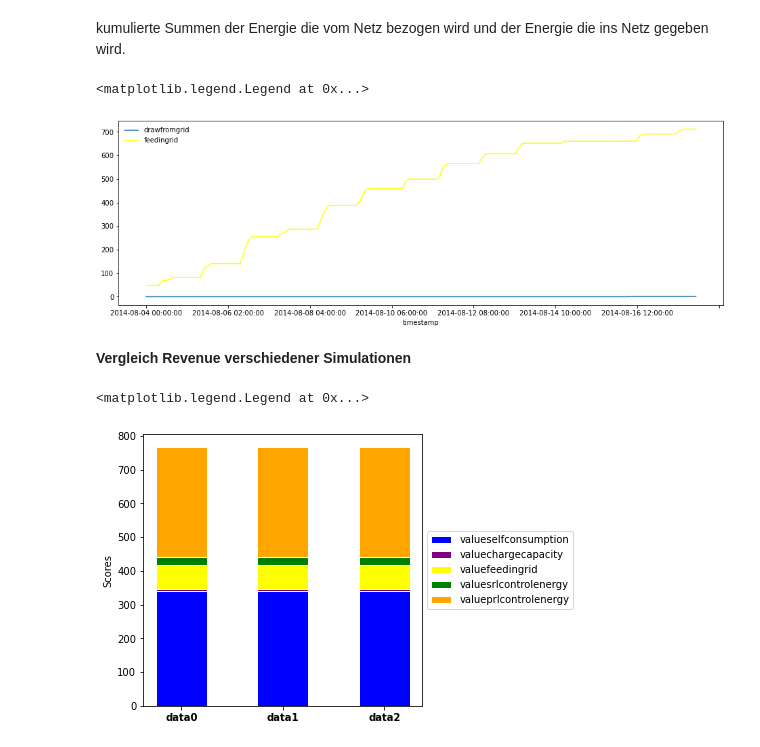
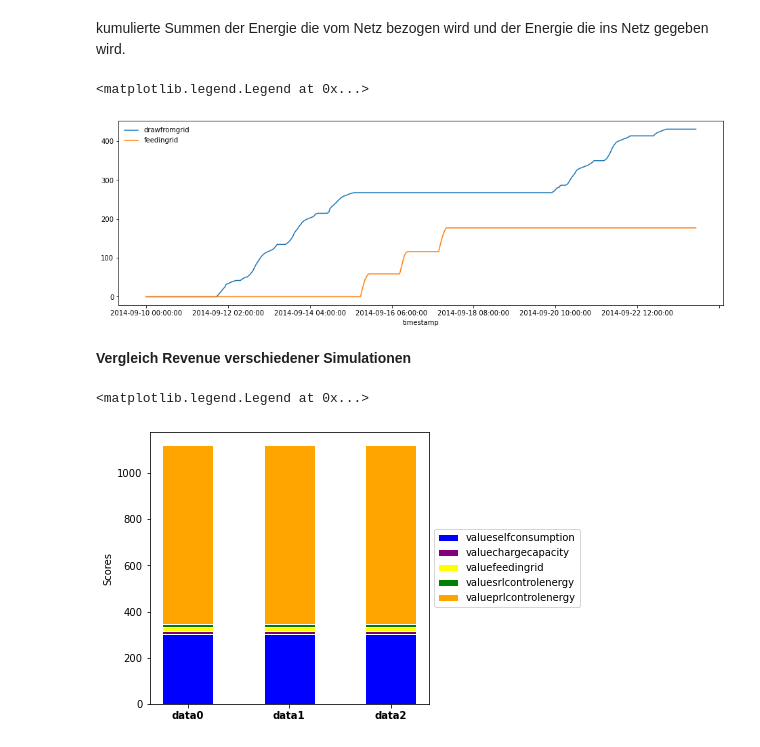
Before and after one commit to remedeiw/remedeiwmaster, a Jupyter notebook: Simulation_Example.ipynb, the cells around one changed output. Saved outputs shown, nothing was run; the diff lists cells and outputs as text; code cells hidden in the pictures.

```diff
--- a/Simulation_Example.ipynb
+++ b/Simulation_Example.ipynb
@@ -65,7 +65,8 @@ gibt folgende Datensätze zurück
 
 Die Datensätze Lastprofile, PV Leistung und Großhandelpreise sind im viertelstunden Takt aufgelöst und müssen entsprechend aufbereitet im Ordner Data abgelegt sein. Die Datensätze des Regelenergiemarktes sind entsprechend ihrer Produktzeitscheiben aufgelöst.
 # %%
-datafcr, dataafrr, datamfrr, datalastprofile, pvdata, pricedata = func.getdata('08-02','08-21')
+datafcr, dataafrr, datamfrr, datalastprofile, pvdata, pricedata = func.getdata('09-08','09-27')
+# 08-02 08-21 09-08 09-27 11-09 11-28
 # %% [markdown]
 ### 3. Erstellen des Simulationsmodels
 Der Klasse Model wird über ihr Konstruktor sowohl die Daten als auch die Simulationsparameter übergeben.
@@ -94,8 +95,9 @@ Größe des Energiespeichers in KWh
 Der Agent, in der Klasse Agent sind weiter Agenten implementier die teils aufeinander aufbauen.
 # %%
 agent = Agent.Agent()
+#agent = Agent.Agent_manualinput()
 lastprofile = [1, 2, 3, 4, 5, 6, 7, 8, 9, 10]
-model = SimModel.Model(datalastprofile, lastprofile, dataafrr, datafcr, pricedata, pvdata, 6, 5, 100, agent)
+model = SimModel.Model(datalastprofile, lastprofile, dataafrr, datafcr, pricedata, pvdata, 6, 5, 150, agent)
 # %% [markdown]
 ### 4. Durchführung der Simulation
 
@@ -193,8 +195,8 @@ with open('SavedSimModel/test_pick.pkl', 'wb') as pickle_file:
 # %% [markdown]
 #### 5.2 laden
 # %%
-with open('SavedSimModel/test_pick.pkl', 'rb') as pickle_file:
-    model = pickle.load(pickle_file)
+#with open('SavedSimModel/test_pick.pkl', 'rb') as pickle_file:
+#    model = pickle.load(pickle_file)
 # %% [markdown]
 ### 6. Standard Auswertung - Visualisierung
 
@@ -271,13 +273,13 @@ kumulierte Summen der Energie die vom Netz bezogen wird und der Energie die ins
 # %%
 plt.figure(figsize=(16, 5))
 cumsumdatadraw = model.logdata['drawfromgrid'].cumsum()
 cumsumdatafeed = model.logdata['feedingrid'].cumsum()
 cumsumdatadraw.plot()
-cumsumdatafeed.plot(color = 'yellow')
+cumsumdatafeed.plot()
 plt.legend(loc='upper left', frameon=False)
 # %% [output]
 <matplotlib.legend.Legend at 0x...>
-[figure, old version]
+[figure, new version]
 # %% [markdown]
 **Vergleich Revenue verschiedener Simulationen**
 # %%
@@ -309,4 +311,4 @@ plt.ylabel('Scores')
 plt.legend(loc='center left', bbox_to_anchor=(1, 0.5))
 # %% [output]
 <matplotlib.legend.Legend at 0x...>
-[figure, old version]
+[figure, new version]
```
Also changed, not shown: parts of 12 cells of this notebook, 4 other files.
